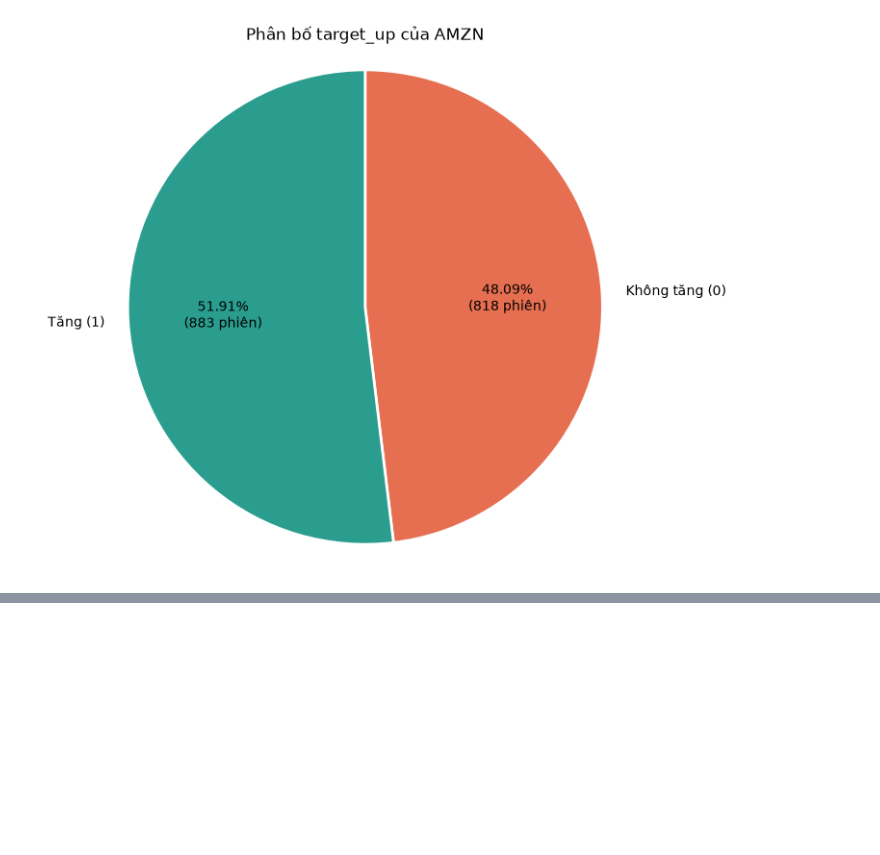
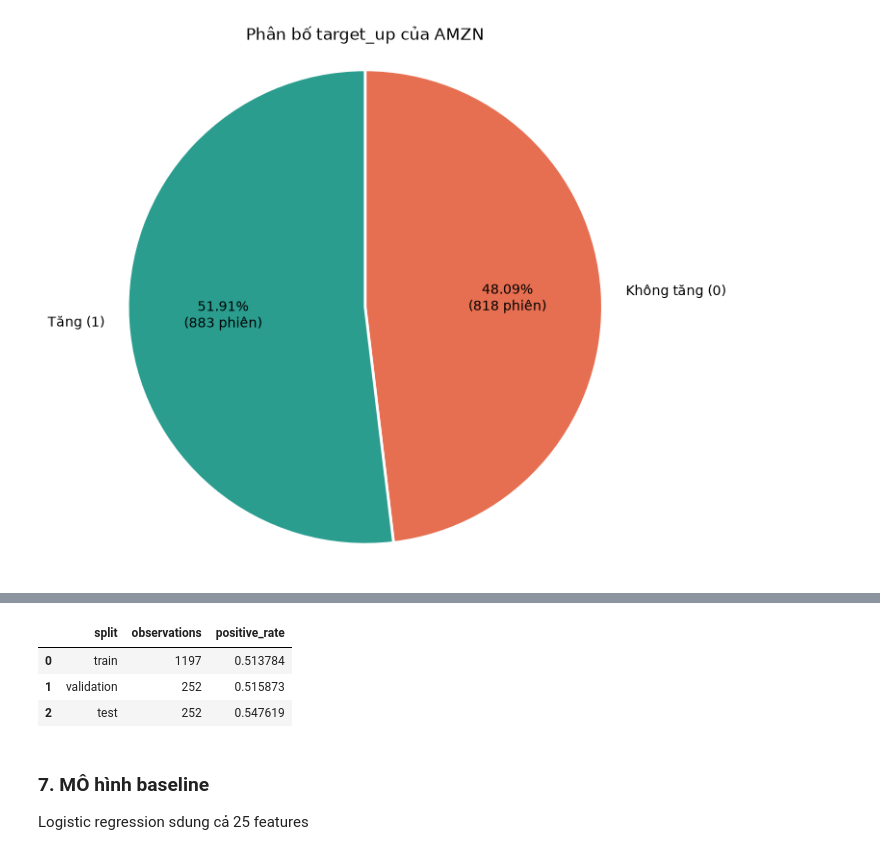
Before and after one commit to formerchild05/INT3234E_1, a Jupyter notebook: module/les3/asg/asignment3.ipynb, the cells around one changed output, grey strips where cells are left out. Cells and saved outputs as stored; diff of their text form; code cells hidden in the pictures; blank space fills up the shorter version.

```diff
--- a/module/les3/asg/asignment3.ipynb
+++ b/module/les3/asg/asignment3.ipynb
@@ -528,6 +528,15 @@ Target là giá đóng phiên ngày mai có tăng so với giá đóng phiên ng
 
 `0` là không
 # %%
+# Lấy target_date (ngày mà label target dự đoán)
+# để tránh data leak
+# VD
+# `date	            close	    target_date	    next_close	target_up`
+# `2014-12-31	        310	        2015-01-02	    308	        0`
+# Feature lấy từ ngày 2014-12-31, nhưng kết quả cần dự đoán xảy ra vào ngày 2015-01-02 -> dẫn tới data dùng để train biết đc data dùng để test
+feature_data['target_date'] = feature_data['date'].shift(-1)
+
+
 feature_data['next_close'] = feature_data['close'].shift(-1)
 
 feature_data['target_up'] = (
@@ -539,7 +548,7 @@ feature_data['target_up'] = (
 
 model_data = (
     feature_data
-    .dropna(subset=FEATURE_COLUMNS + ['target_up'])
+    .dropna(subset=FEATURE_COLUMNS + ['target_date','target_up'])
     .copy()
 )
 
@@ -598,0 +641,30 @@ plt.show()
+# %%
+split_summary = pd.DataFrame({
+    'split': ['train', 'validation', 'test'],
+    'observations': [
+        len(X_train),
+        len(X_validation),
+        len(X_test)
+    ],
+    'positive_rate': [
+        y_train.mean(),
+        y_validation.mean(),
+        y_test.mean()
+    ]
+})
+
+display(split_summary)
+
+assert len(X_train) == len(y_train)
+assert len(X_validation) == len(y_validation)
+assert len(X_test) == len(y_test)
+
+assert (
+    len(X_train) + len(X_validation) + len(X_test)
+    == len(model_data)
+)
+# %% [output]
+|  | split | observations | positive_rate |
+| 0 | train | 1197 | 0.513784 |
+| 1 | validation | 252 | 0.515873 |
+| 2 | test | 252 | 0.547619 |
@@ -598,0 +691,4 @@ plt.show()
+# %% [markdown]
+### 7. MÔ hình baseline
+
+Logistic regression sdung cả 25 features
```
Also changed, not shown: parts of 9 cells of this notebook, 2 other files.
